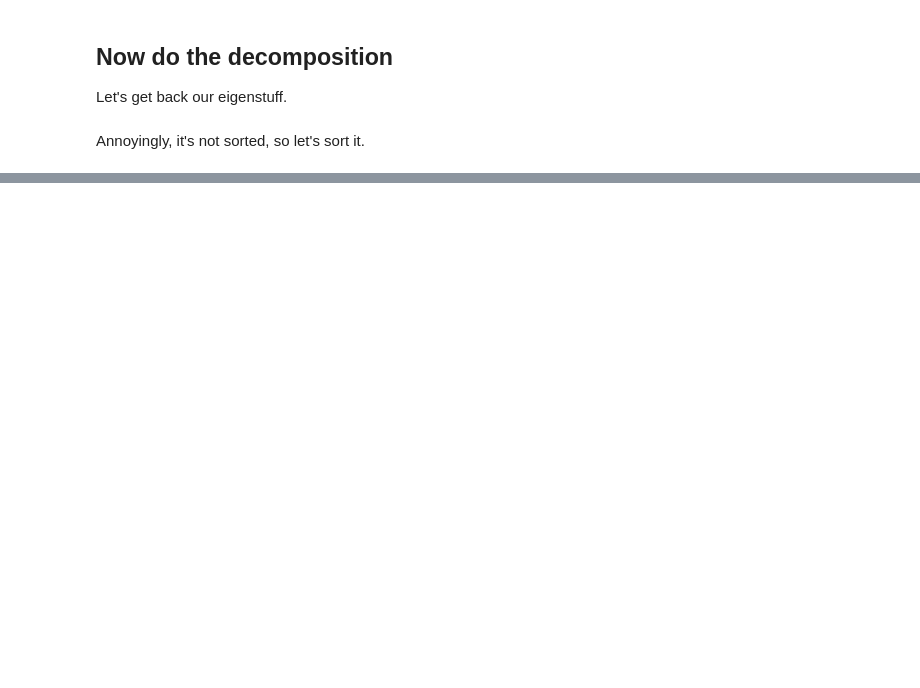
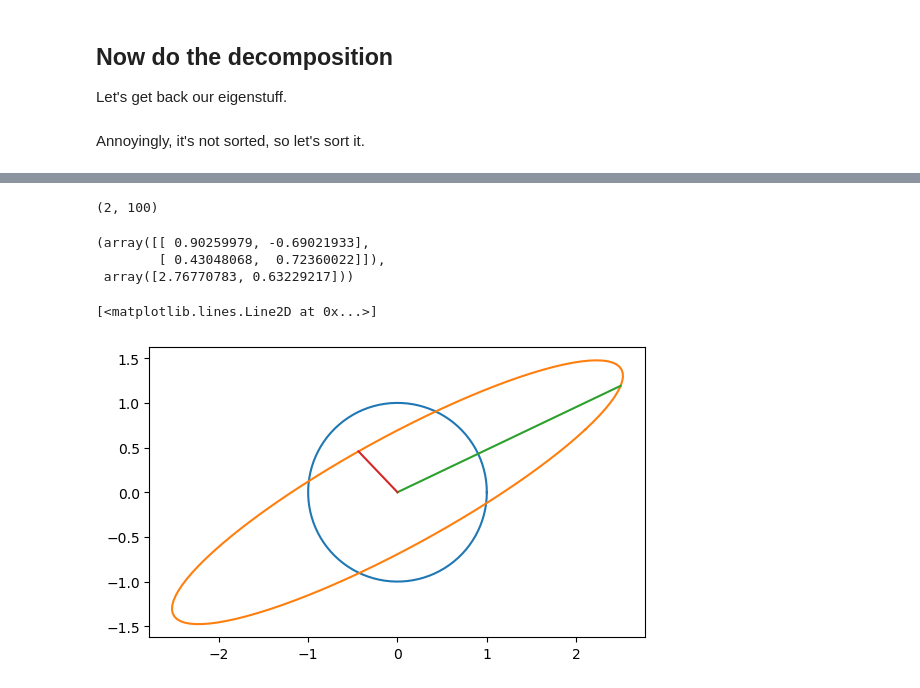
Before and after one commit to cbare/Etudes, a Jupyter notebook: notebooks/eigen_decomposition.ipynb, the cells around one changed output, grey strips where cells are left out. Cells and saved outputs as stored; diff of their text form; code cells hidden in the pictures; blank space fills up the shorter version.

Commit message:
plot eigens

```diff
--- a/notebooks/eigen_decomposition.ipynb
+++ b/notebooks/eigen_decomposition.ipynb
@@ -81,0 +84,5 @@ print(eigen_vectors)
+# %%
+A = np.array(
+    [[2.1, 1.4],
+     [0.7, 1.3]]
+)
@@ -81,0 +93,31 @@ print(eigen_vectors)
+# %%
+theta = np.linspace(0, 2*np.pi, num=100)
+v = np.stack([np.cos(theta), np.sin(theta)])
+# %%
+v.shape
+# %% [output]
+(2, 100)
+# %%
+u = A @ v
+# %%
+eigen_vals, eigen_vectors = np.linalg.eig(A)
+# %%
+eigen_vectors, eigen_vals
+# %% [output]
+(array([[ 0.90259979, -0.69021933],
+        [ 0.43048068,  0.72360022]]),
+ array([2.76770783, 0.63229217]))
+# %%
+plt.axes().set_aspect('equal')
+
+plt.plot(v[0,:], v[1,:])
+plt.plot(u[0,:], u[1,:])
+
+ev = np.stack([(0,0), eigen_vectors[:,0]]) * eigen_vals[0]
+plt.plot(ev[:,0], ev[:,1])
+
+ev = np.stack([(0,0), eigen_vectors[:,1]]) * eigen_vals[1]
+plt.plot(ev[:,0], ev[:,1])
+# %% [output]
+[<matplotlib.lines.Line2D at 0x...>]
+[figure, added]
```
Also changed, not shown: parts of 10 cells of this notebook, 1 other file.
